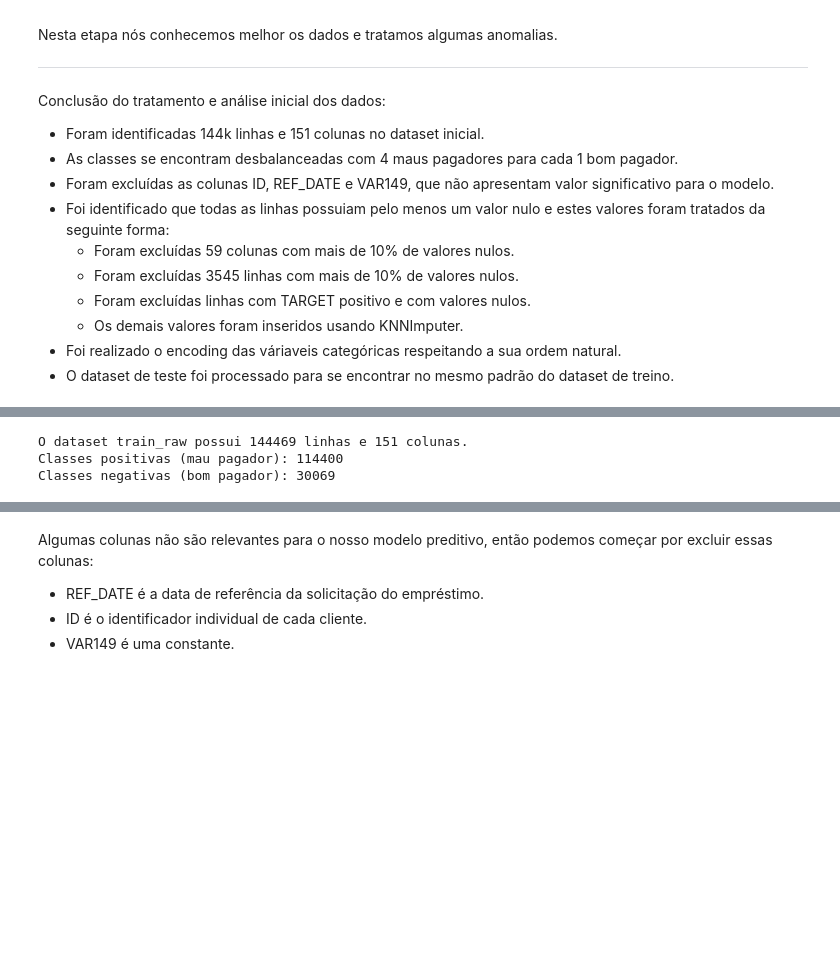
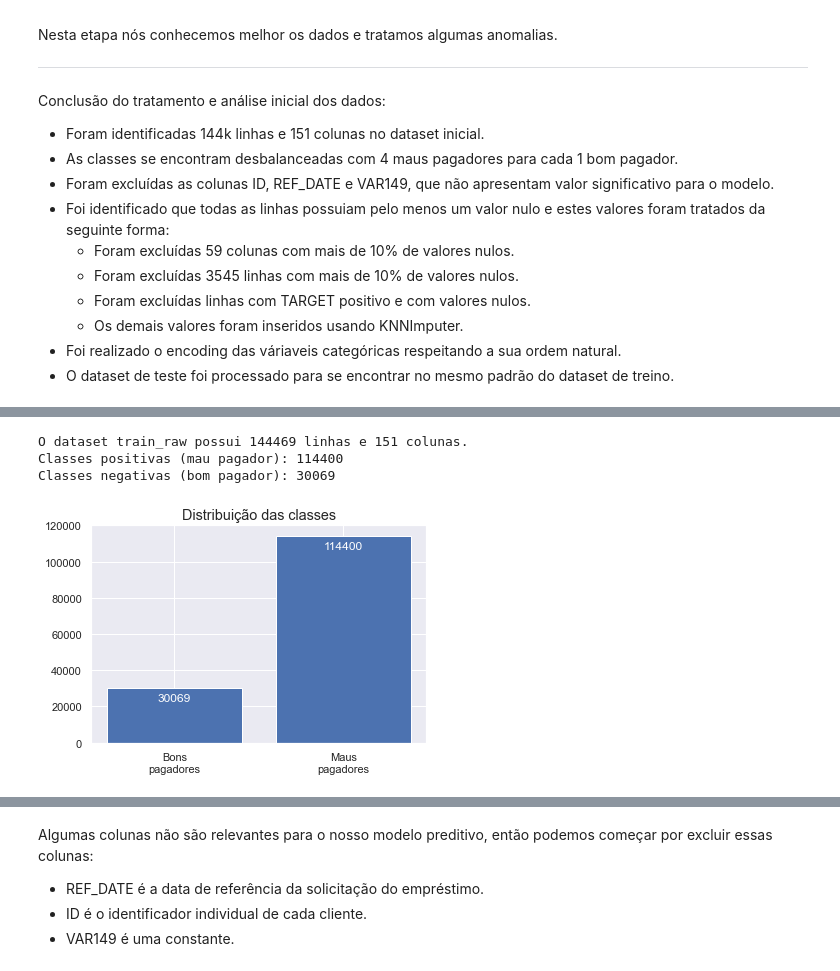
Before and after one commit to gasp37/credit-project, a Jupyter notebook: src/credit-project.ipynb, the cells around one changed output, grey strips where cells are left out. Drawn from its saved outputs; the diff is of its cells as text; code cells hidden in the pictures; blank space fills up the shorter version.

```diff
--- a/src/credit-project.ipynb
+++ b/src/credit-project.ipynb
@@ -77,14 +77,22 @@ train_raw.head(5)
 # %%
 shape = train_raw.shape
 label_counts = train_raw["TARGET"].value_counts()
 
 print(f"""O dataset train_raw possui {shape[0]} linhas e {shape[1]} colunas.
 Classes positivas (mau pagador): {label_counts[1]}
 Classes negativas (bom pagador): {label_counts[0]}""")
+
+bars = plt.bar(label_counts.index, label_counts)
+plt.xticks([0, 1], ["Bons\npagadores", "Maus\npagadores"])
+plt.bar_label(bars, padding=-15, c="#ffffff")
+plt.title("Distribuição das classes", fontsize="large")
+
+plt.show()
 # %% [output]
 O dataset train_raw possui 144469 linhas e 151 colunas.
 Classes positivas (mau pagador): 114400
 Classes negativas (bom pagador): 30069
+[figure, added]
 # %%
 train_raw.describe()
 # %% [output]
```
Also changed, not shown: parts of 1 cell of this notebook.
